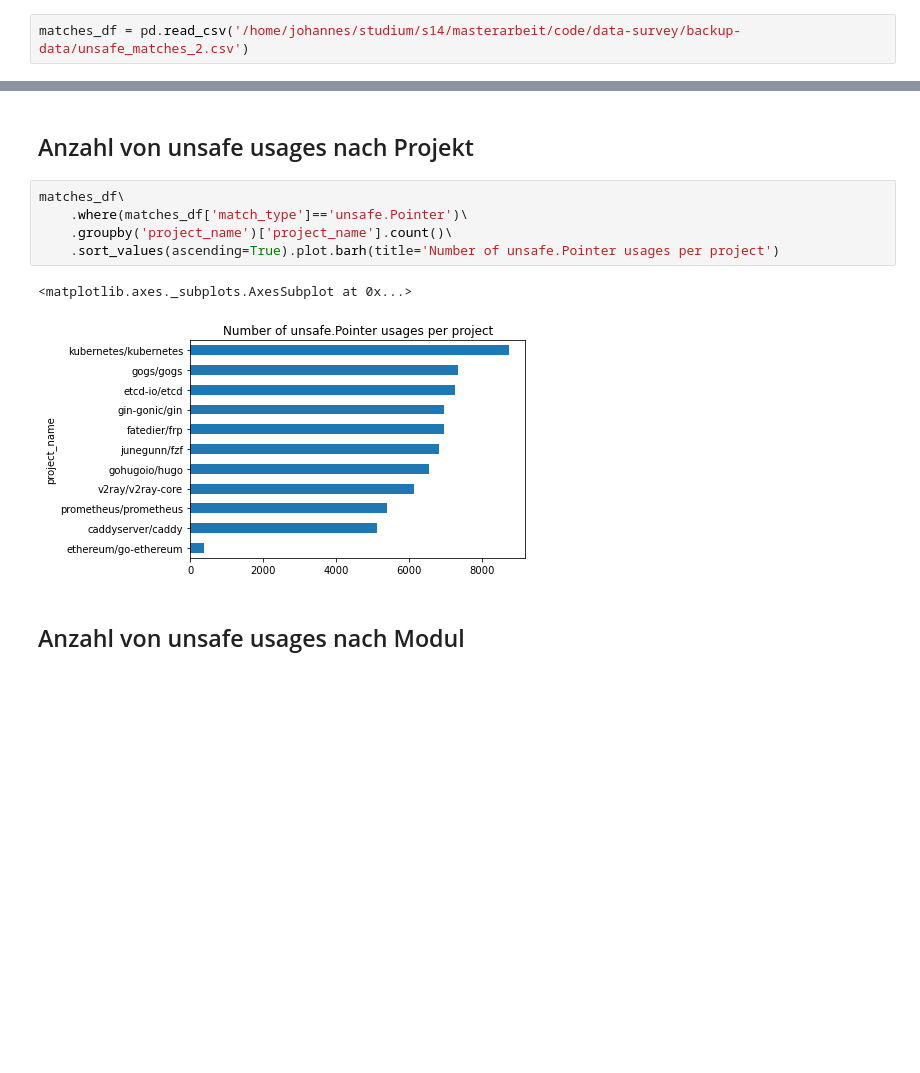
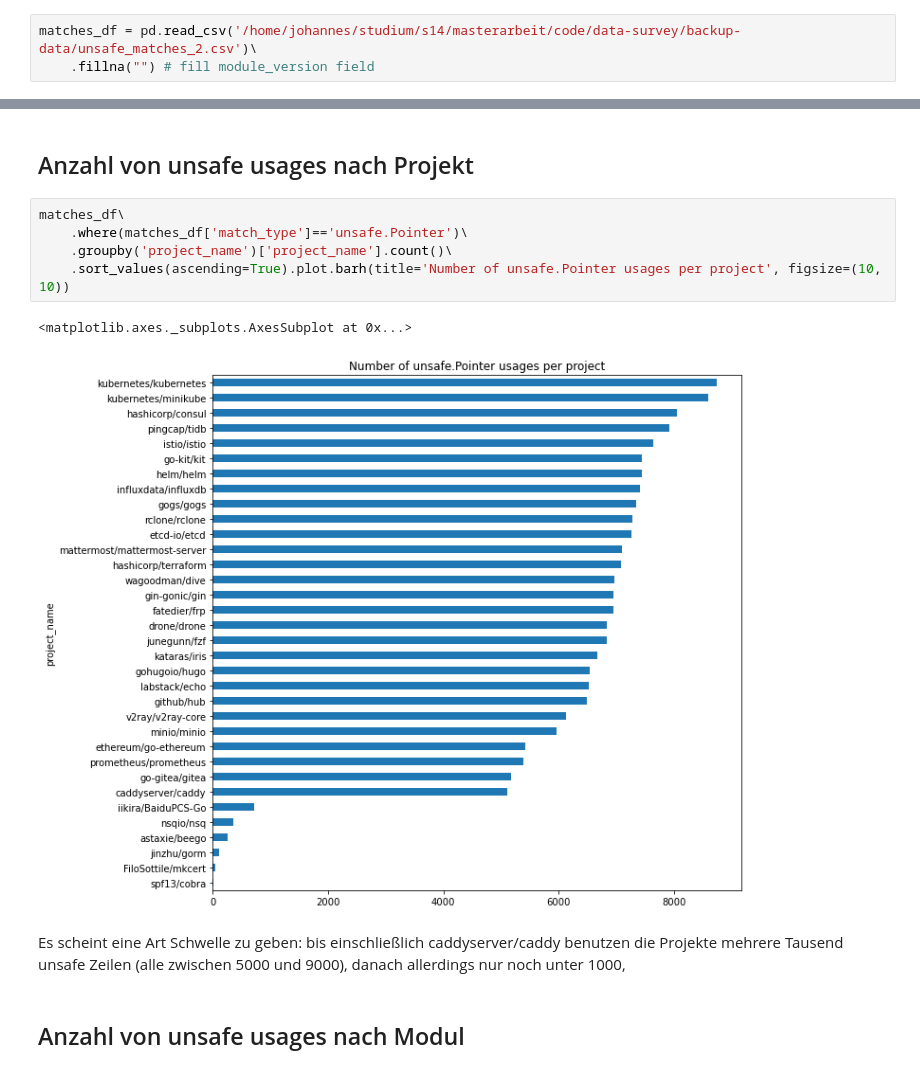
Before and after one commit to jlauinger/master-of-science, a Jupyter notebook: code/data-survey/analysis/data-exploration.ipynb, the cells around one changed output, grey strips where cells are left out. Saved outputs shown, nothing was run; the diff lists cells and outputs as text; blank space fills up the shorter version.

```diff
--- a/code/data-survey/analysis/data-exploration.ipynb
+++ b/code/data-survey/analysis/data-exploration.ipynb
@@ -32,7 +32,8 @@ projects_df[:5]
 # %% [markdown]
 ## Analyse von Match Daten
 # %%
-matches_df = pd.read_csv('/home/johannes/studium/s14/masterarbeit/code/data-survey/backup-data/unsafe_matches_2.csv')
+matches_df = pd.read_csv('/home/johannes/studium/s14/masterarbeit/code/data-survey/backup-data/unsafe_matches_2.csv')\
+    .fillna("") # fill module_version field
 # %%
 matches_df
 # %% [output]
@@ -116,11 +173,13 @@ modules_df
 # %%
 matches_df\
     .where(matches_df['match_type']=='unsafe.Pointer')\
     .groupby('project_name')['project_name'].count()\
-    .sort_values(ascending=True).plot.barh(title='Number of unsafe.Pointer usages per project')
+    .sort_values(ascending=True).plot.barh(title='Number of unsafe.Pointer usages per project', figsize=(10, 10))
 # %% [output]
 <matplotlib.axes._subplots.AxesSubplot at 0x...>
-[figure, old version]
+[figure, new version]
+# %% [markdown]
+Es scheint eine Art Schwelle zu geben: bis einschließlich caddyserver/caddy benutzen die Projekte mehrere Tausend unsafe Zeilen (alle zwischen 5000 und 9000), danach allerdings nur noch unter 1000,
 # %% [markdown]
 ## Anzahl von unsafe usages nach Modul
 # %%
```
Also changed, not shown: parts of 50 cells of this notebook.
